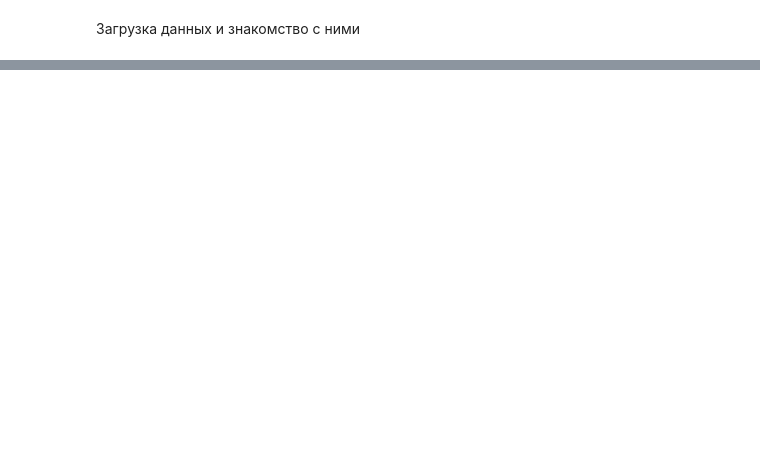
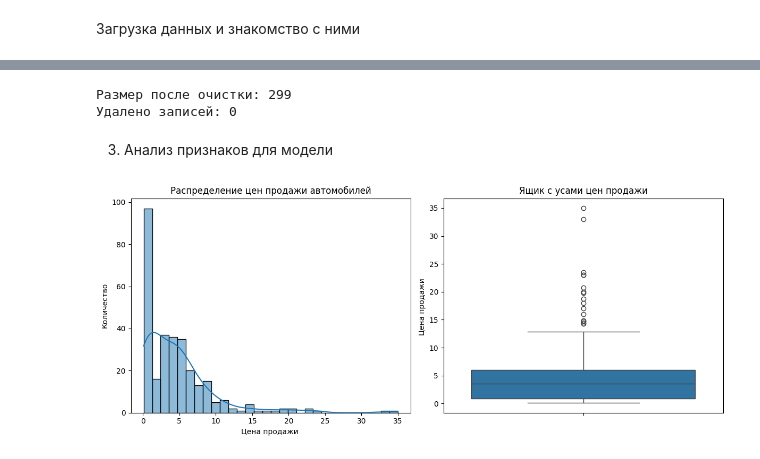
Before and after one commit to YakovlevaAL/iis, a Jupyter notebook: eda/eda.ipynb, the cells around one changed output, grey strips where cells are left out. Drawn from its saved outputs; the diff is of its cells as text; code cells hidden in the pictures; blank space fills up the shorter version.

```diff
--- a/eda/eda.ipynb
+++ b/eda/eda.ipynb
@@ -18,6 +9,6 @@ Path to dataset files: /home/mainuser/.cache/kagglehub/datasets/vijayaadithyanvg
 # %%
 
-df=pd.read_csv('/home/mainuser/albina/data/car_data.csv')
+df=pd.read_csv('/home/mainuser/iis/data/car_data.csv')
 df.head()
 print("razmer dannih:",df.shape)
 print("\n Tip daanih")
@@ -72,0 +142,37 @@ memory usage: 21.3+ KB
+# %%
+# Фильтрация данных
+df_clean = df[
+    (df['Selling_Price'] > 0) &
+    (df['Present_Price'] > 0) &
+    (df['Driven_kms'] >= 0) &
+    (df['Year'] >= 1990) &
+    (df['Owner'].between(0, 3))
+].copy()
+
+print(f"Размер после очистки: {len(df_clean)}")
+print(f"Удалено записей: {len(df) - len(df_clean)}")
+# %% [output]
+Размер после очистки: 299
+Удалено записей: 0
+# %% [markdown]
+3. Анализ признаков для модели
+# %%
+# График 1: Распределение целевой переменной
+plt.figure(figsize=(12, 5))
+
+plt.subplot(1, 2, 1)
+sns.histplot(df_clean['Selling_Price'], bins=30, kde=True)
+plt.title('Распределение цен продажи автомобилей')
+plt.xlabel('Цена продажи ')
+plt.ylabel('Количество')
+
+plt.subplot(1, 2, 2)
+sns.boxplot(y=df_clean['Selling_Price'])
+plt.title('Ящик с усами цен продажи')
+plt.ylabel('Цена продажи ')
+
+plt.tight_layout()
+plt.savefig('/home/mainuser/iis/eda/price_distribution.png', dpi=300, bbox_inches='tight')
+plt.show()
+# %% [output]
+[figure, added]
```
Also changed, not shown: parts of 33 cells of this notebook, 1 other file.
